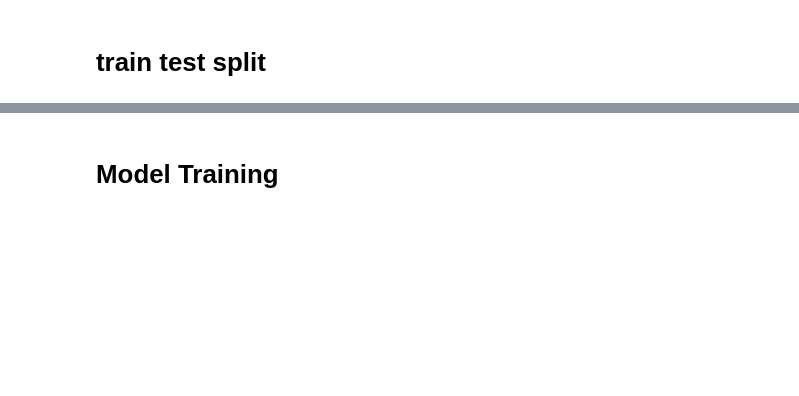
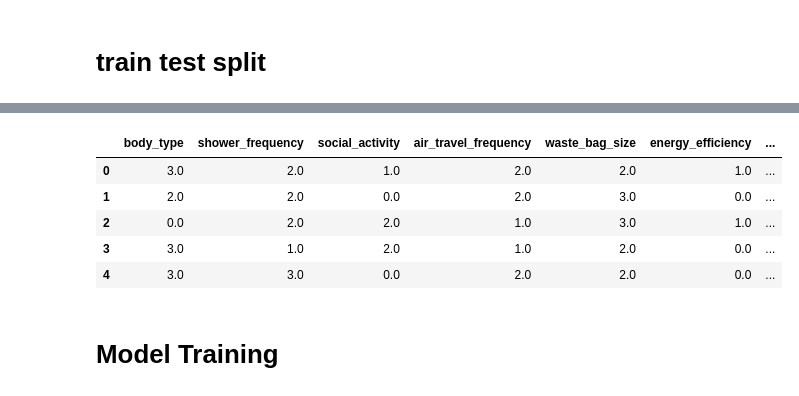
Before and after one commit to PrinceChauhanhub/MajorProject, a Jupyter notebook: CarbonMajor.ipynb, the cells around one changed output, grey strips where cells are left out. Cells and saved outputs as stored; diff of their text form; code cells hidden in the pictures; blank space fills up the shorter version.

```diff
--- a/CarbonMajor.ipynb
+++ b/CarbonMajor.ipynb
@@ -523,0 +493,19 @@ Index(['body_type', 'shower_frequency', 'social_activity',
+# %%
+from sklearn.compose import ColumnTransformer
+from sklearn.preprocessing import OneHotEncoder, OrdinalEncoder
+
+ordinal_cols = ['body_type', 'shower_frequency', 'social_activity', 'air_travel_frequency', 'waste_bag_size', 'energy_efficiency']
+onehot_cols = ['gender', 'diet', 'heating_energy_source', 'transport']
+
+# Define the preprocessor
+preprocessor = ColumnTransformer(
+    transformers=[
+        ('ordinal', OrdinalEncoder(), ordinal_cols),
+        ('onehot', OneHotEncoder(drop='if_binary', handle_unknown='ignore'), onehot_cols)
+    ],
+    remainder='passthrough'
+)
+
+
+X_train_transformed = preprocessor.fit_transform(X_train)
+X_test_transformed = preprocessor.transform(X_test)
@@ -524,3 +525,12 @@ Index(['body_type', 'shower_frequency', 'social_activity',
+# %%
+X_train_df.head()
+# %% [output]
+|  | body_type | shower_frequency | social_activity | air_travel_frequency | waste_bag_size | energy_efficiency | ... |
+| 0 | 3.0 | 2.0 | 1.0 | 2.0 | 2.0 | 1.0 | ... |
+| 1 | 2.0 | 2.0 | 0.0 | 2.0 | 3.0 | 0.0 | ... |
+| 2 | 0.0 | 2.0 | 2.0 | 1.0 | 3.0 | 1.0 | ... |
+| 3 | 3.0 | 1.0 | 2.0 | 1.0 | 2.0 | 0.0 | ... |
+| 4 | 3.0 | 3.0 | 0.0 | 2.0 | 2.0 | 0.0 | ... |
 # %% [markdown]
 # Model Training
 # %%
```
Also changed, not shown: parts of 32 cells of this notebook, 17 other files.
